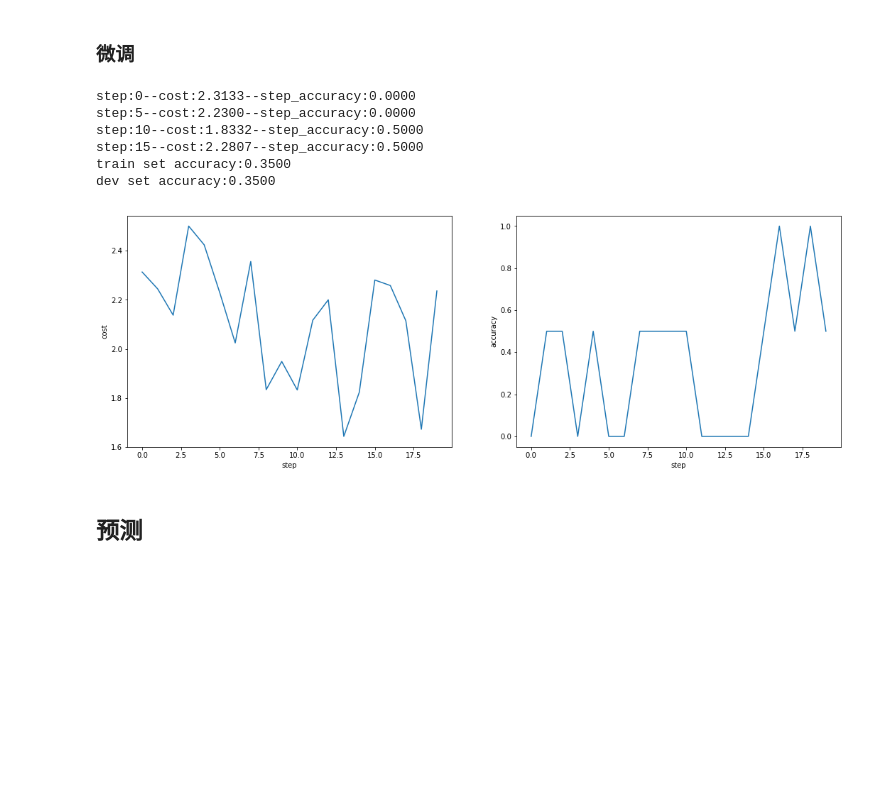
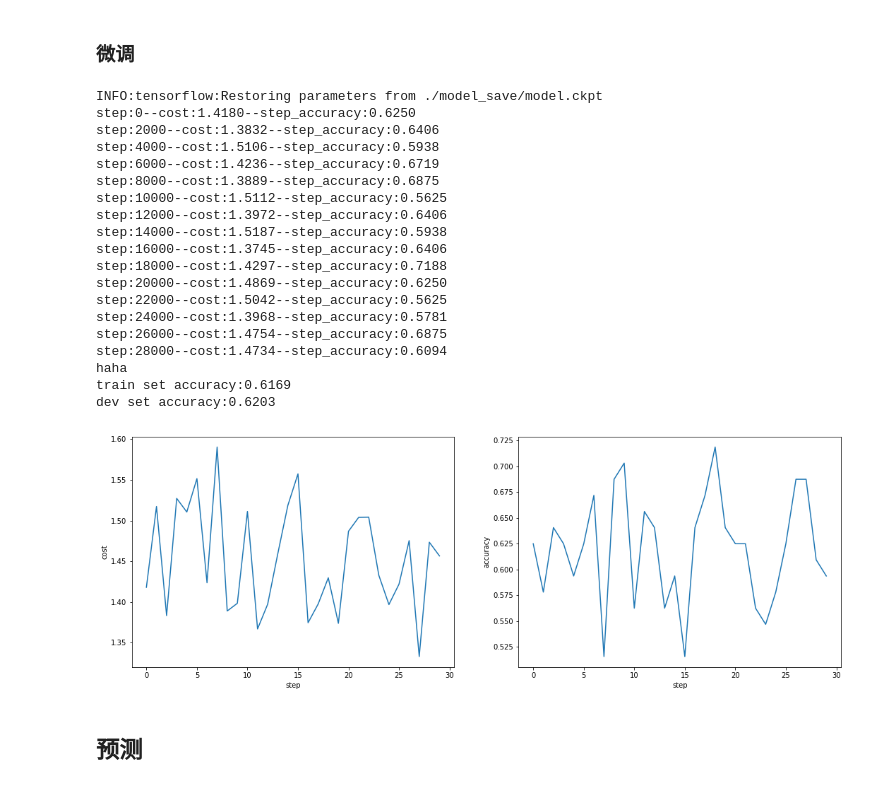
Before and after one commit to CoderSLZhang/Kaggle_Digit_Recognizer, a Jupyter notebook: Fineturn_Resnet50.ipynb, the cells around one changed output. Cells and saved outputs as stored; diff of their text form; code cells hidden in the pictures; blank space fills up the shorter version.

```diff
--- a/Fineturn_Resnet50.ipynb
+++ b/Fineturn_Resnet50.ipynb
@@ -201,5 +201,7 @@ h5f = h5py.File(TRAIN_FEATURE_SAVE, mode='r')
 total_X_dataset = h5f['features']
 total_Y_dataset = h5f['labels']
 
-total_X_dataset.shape
-total_Y_dataset.shape
+dev_X_dataset = total_X_dataset[:4000]
+dev_Y_dataset = total_Y_dataset[:4000]
+train_X_dataset = total_X_dataset[4000:]
+train_Y_dataset = total_Y_dataset[4000:]
@@ -232,14 +232,6 @@ class Features_labels_gen:
             return self._X_dataset[indexes]
         else:
             return self._X_dataset[indexes], self._Y_dataset[indexes]
-# %%
-gen = Features_labels_gen(total_X_dataset, total_Y_dataset, epochs=2)
-with tf.Session() as sess:
-    try:
-        while True:
-            X, Y = gen.get_featres_labels(sess)
-    except:
-        pass
 # %% [markdown]
 ### 微调的小网络
 # %%
@@ -309,7 +301,7 @@ def fineturn(X_train, Y_train, X_dev, Y_dev, lr=0.01, batch_size=2, keep_prob=1,
     optimizer_op = tf.train.AdamOptimizer(lr).minimize(cost_op)
 
     train_gen = Features_labels_gen(X_train, Y_train, epochs, batch_size)
-    evaluate_train_gen = Features_labels_gen(X_train, Y_train, epochs, batch_size)
+    evaluate_train_gen = Features_labels_gen(X_train, Y_train, 1, batch_size)
     evaluate_dev_gen = Features_labels_gen(X_dev, Y_dev, 1, batch_size)
 
     sess = tf.Session()
@@ -364,7 +356,7 @@ def fineturn(X_train, Y_train, X_dev, Y_dev, lr=0.01, batch_size=2, keep_prob=1,
 
     evaluate_dev_accuracy = np.mean(dev_accuracies)
 
-    plot(step, costs, train_accuracies)
+    plot(len(costs), costs, step_accuracies)
 
     print('train set accuracy:{0:.4f} \ndev set accuracy:{1:.4f}'.format(evaluate_train_accuracy, evaluate_dev_accuracy))
 
@@ -372,16 +364,29 @@ def fineturn(X_train, Y_train, X_dev, Y_dev, lr=0.01, batch_size=2, keep_prob=1,
 
     sess.close()
 # %%
-fineturn(total_X_dataset, total_Y_dataset, total_X_dataset, total_Y_dataset,
-         lr=0.001, epochs=2, print_steps=5, plot_steps=1, resume=False)
+fineturn(train_X_dataset, train_Y_dataset, dev_X_dataset, dev_Y_dataset,
+         lr=0.001, epochs=50, batch_size=64, print_steps=2000, plot_steps=1000, resume=True)
 # %% [output]
-step:0--cost:2.3133--step_accuracy:0.0000
-step:5--cost:2.2300--step_accuracy:0.0000
-step:10--cost:1.8332--step_accuracy:0.5000
-step:15--cost:2.2807--step_accuracy:0.5000
-train set accuracy:0.3500
-dev set accuracy:0.3500
+INFO:tensorflow:Restoring parameters from ./model_save/model.ckpt
+step:0--cost:1.4180--step_accuracy:0.6250
+step:2000--cost:1.3832--step_accuracy:0.6406
+step:4000--cost:1.5106--step_accuracy:0.5938
+step:6000--cost:1.4236--step_accuracy:0.6719
+step:8000--cost:1.3889--step_accuracy:0.6875
+step:10000--cost:1.5112--step_accuracy:0.5625
+step:12000--cost:1.3972--step_accuracy:0.6406
+step:14000--cost:1.5187--step_accuracy:0.5938
+step:16000--cost:1.3745--step_accuracy:0.6406
+step:18000--cost:1.4297--step_accuracy:0.7188
+step:20000--cost:1.4869--step_accuracy:0.6250
+step:22000--cost:1.5042--step_accuracy:0.5625
+step:24000--cost:1.3968--step_accuracy:0.5781
+step:26000--cost:1.4754--step_accuracy:0.6875
+step:28000--cost:1.4734--step_accuracy:0.6094
+haha
+train set accuracy:0.6169
+dev set accuracy:0.6203
-[figure, old version]
+[figure, new version]
 # %% [markdown]
 ## 预测
 # %%
```
Also changed, not shown: parts of 7 cells of this notebook.
